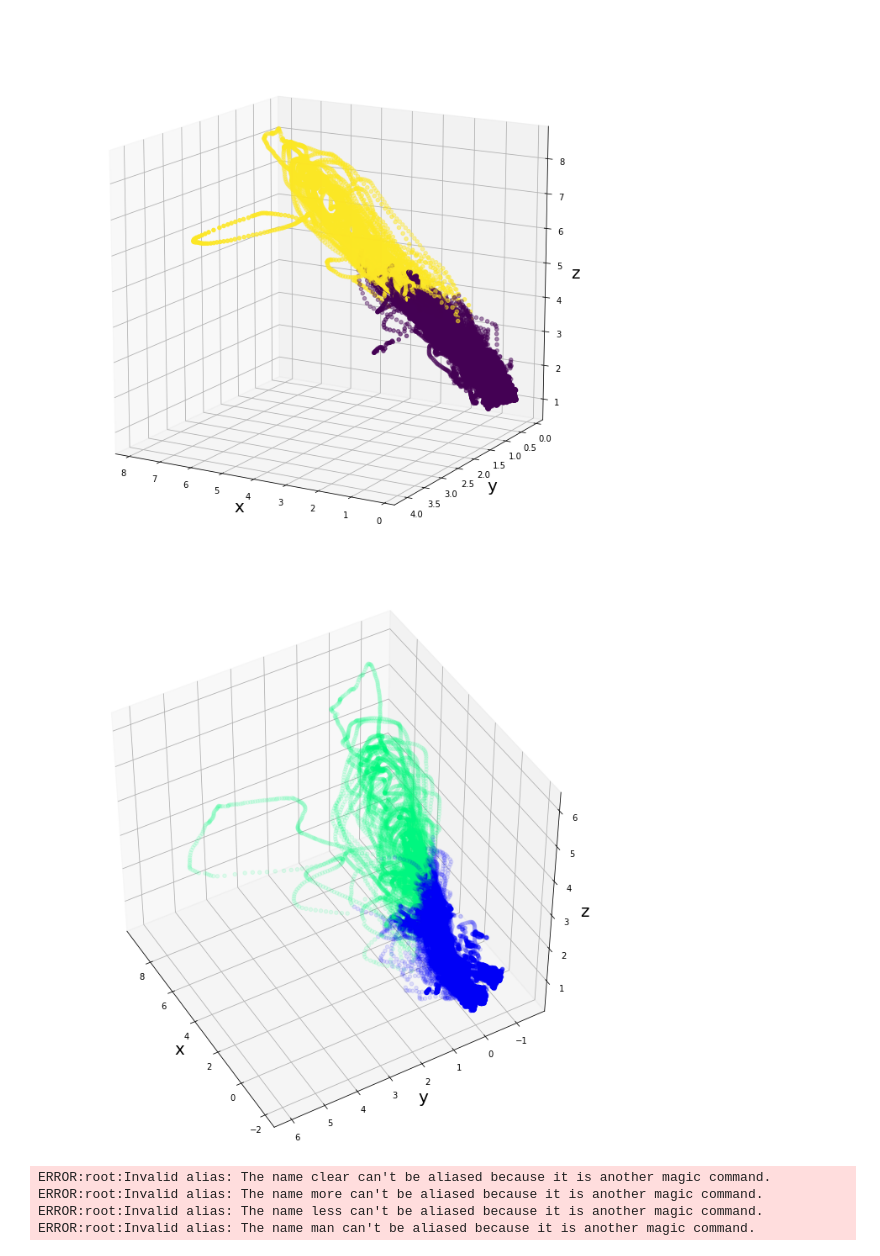
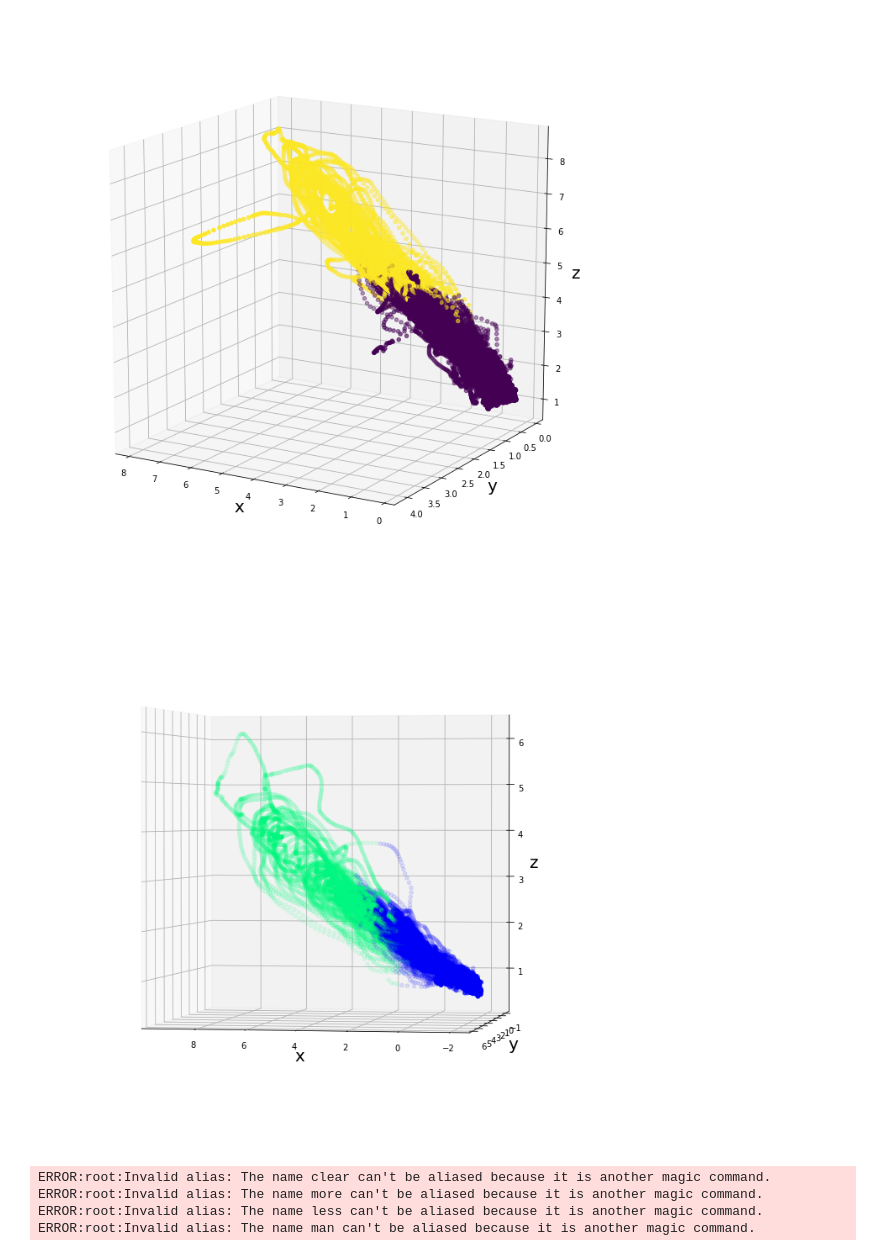
Before and after one commit to mmngreco/aguathon_2019, a Jupyter notebook: EDA.ipynb, the cells around one changed output. Cells and saved outputs as stored; diff of their text form; code cells hidden in the pictures.

```diff
--- a/EDA.ipynb
+++ b/EDA.ipynb
@@ -252,14 +252,14 @@ data_pca = pca.fit_transform(data_fixed.iloc[:, :5] - data_fixed.iloc[:, :5].mea
 # %%
 fig = plt.figure(figsize=(12,12))
 ax = fig.add_subplot(111, projection='3d')
 ax.set_xlabel("x", size=20)
 ax.set_ylabel("y", size=20)
 ax.set_zlabel("z", size=20)
 ax.scatter(*data_pca.T, data.ZGZ_NR.values, c=data.RIESGO, cmap="winter", alpha=0.1)
-ax.view_init(45, 150)
+ax.view_init(1, 90)
 plt.show()
 # %% [output]
-[figure, old version]
+[figure, new version]
 # %%
 lag_list = np.arange(0, 25 * 2)
 x = data_fixed.iloc[:, 2]
```
Also changed, not shown: 8 other files.
